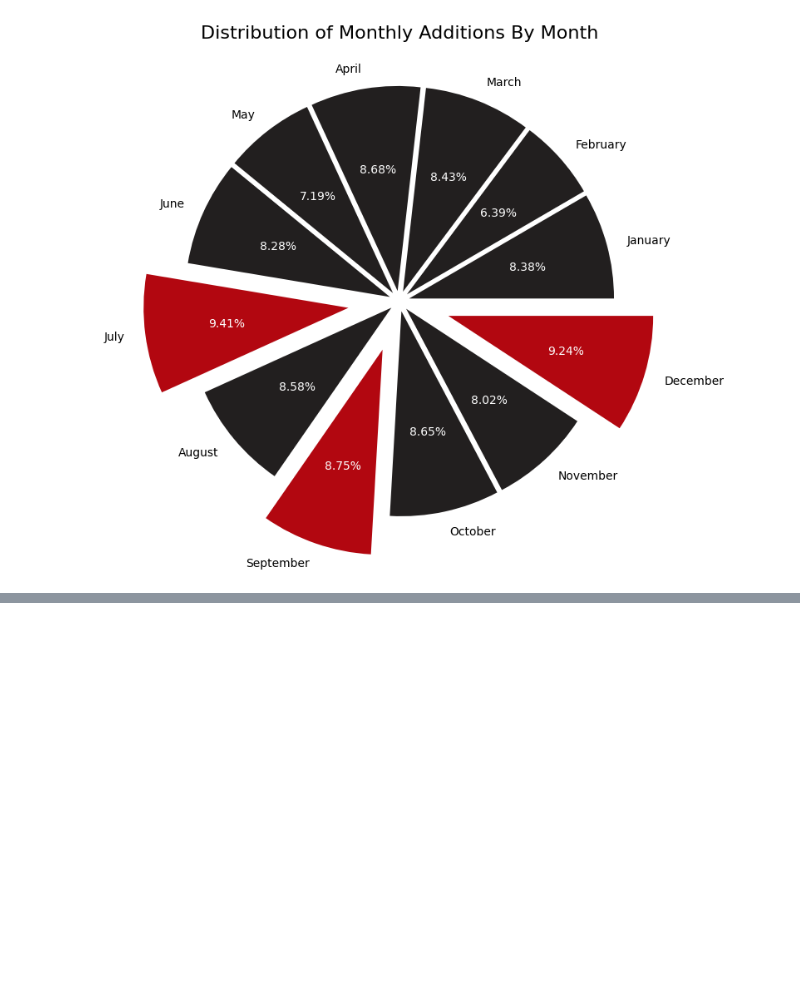
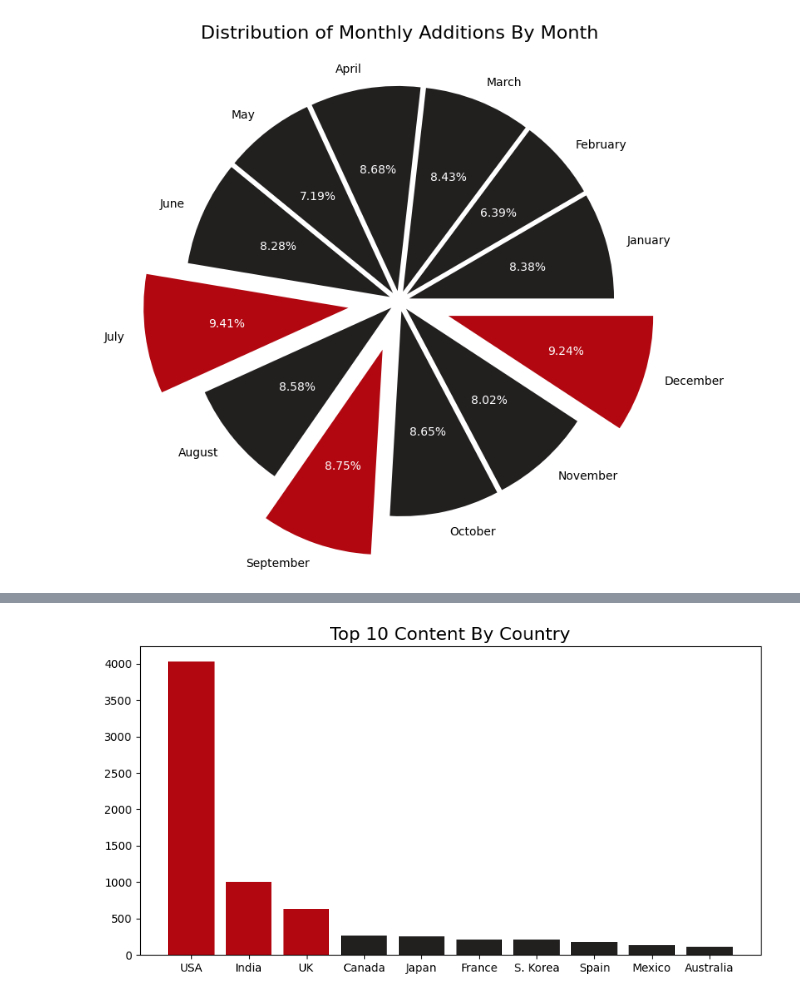
Before and after one commit to cafesmire/notebooks, a Jupyter notebook: netflix/netflix_eda.ipynb, the cells around one changed output, grey strips where cells are left out. Saved outputs shown, nothing was run; the diff lists cells and outputs as text; code cells hidden in the pictures; blank space fills up the shorter version.

Commit message:
Analyze distribution of countries

```diff
--- a/netflix/netflix_eda.ipynb
+++ b/netflix/netflix_eda.ipynb
@@ -302,3 +300,6 @@ for autotext in autotexts:
 plt.show()
 # %% [output]
 [figure]
+# %%
+# Country distributions - Top 10
+top10_country = df.groupby('country').size().sort_values(ascending=False)[:10]
@@ -304,0 +325,9 @@ plt.show()
+# %%
+plt.figure(figsize=(10,5))
+cmap = ['#221f1f' for _ in range(10)]
+cmap[0] = cmap[1] = cmap[2] = '#b20710'
+plt.title('Top 10 Content By Country', fontsize=16)
+plt.bar(top10_country.index, height=top10_country, color=cmap)
+plt.show()
+# %% [output]
+[figure, added]
```
Also changed, not shown: parts of 8 cells of this notebook.
